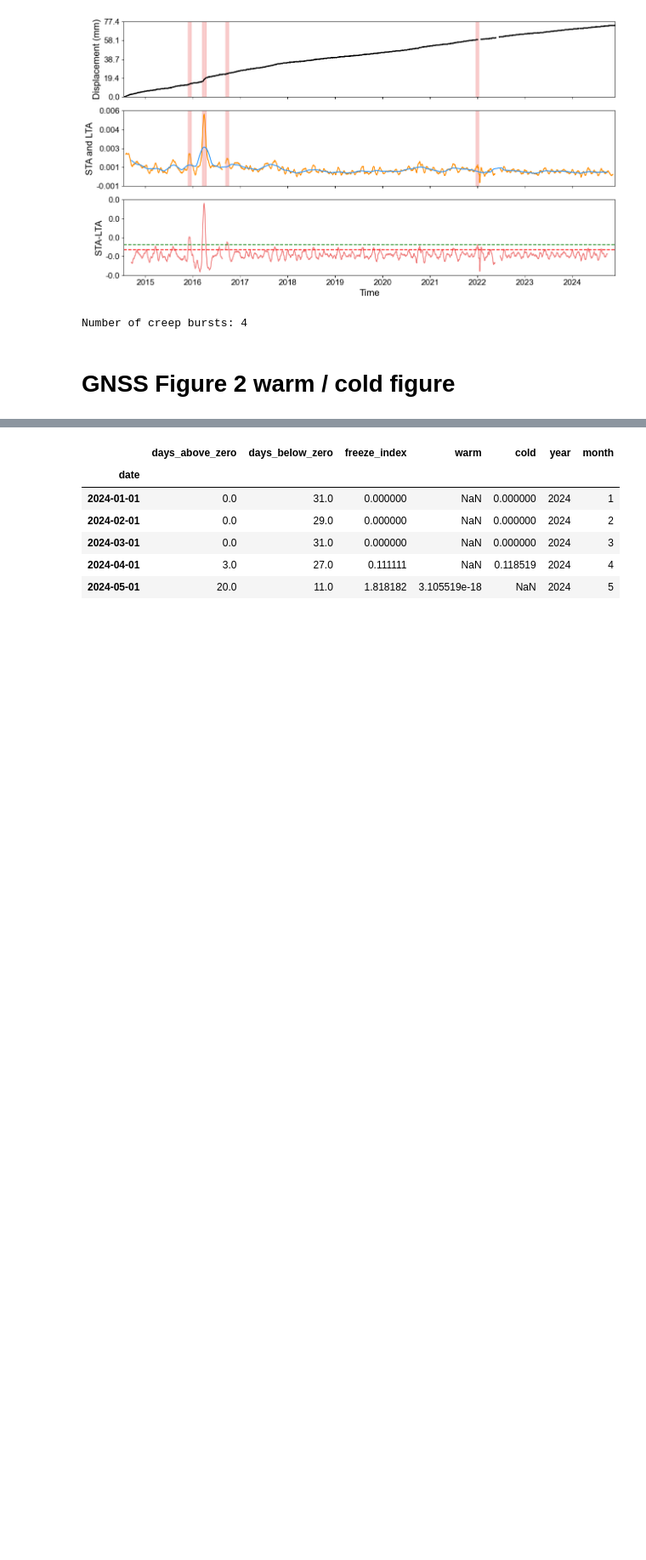
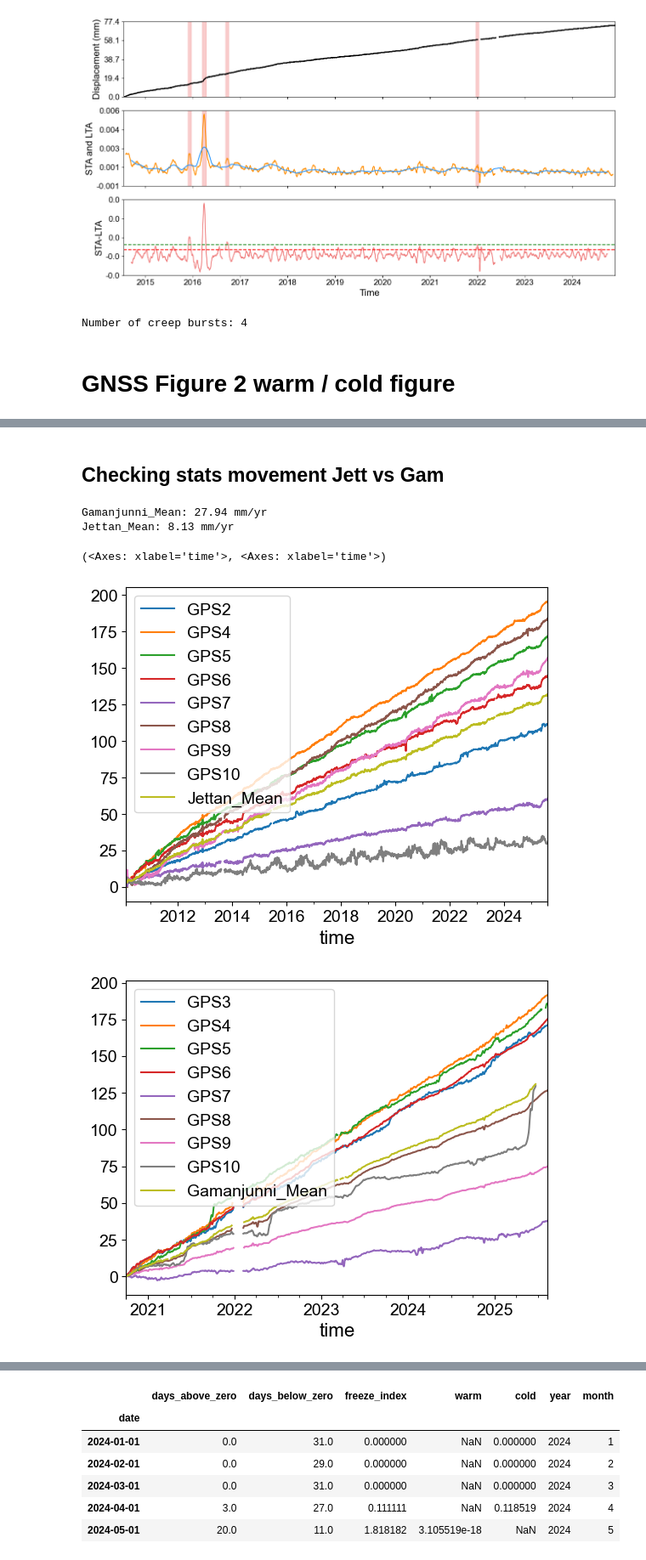
Before and after one commit to agaspaas/Dataanalysis_Jettan_and_Gamanjunni, a Jupyter notebook: Correlations_Jett_Gam.ipynb, the cells around one changed output, grey strips where cells are left out. Shown at 85% size. Saved outputs shown, nothing was run; the diff lists cells and outputs as text; code cells hidden in the pictures; blank space fills up the shorter version.

```diff
--- a/Correlations_Jett_Gam.ipynb
+++ b/Correlations_Jett_Gam.ipynb
@@ -1214,0 +1558,70 @@ max : 1.1927710843373494
+# %% [markdown]
+## Checking stats movement Jett vs Gam
+# %%
+# Mean GPS
+data='2d'
+vel_interval = 30
+
+df1 = pd.concat([jtt_gps2[data], jtt_gps4[data],jtt_gps5[data], jtt_gps6[data], jtt_gps7[data],jtt_gps8[data], jtt_gps9[data], jtt_gps10[data]], axis=1) # jett_gps3[data]
+df1.columns = ['GPS2', 'GPS4','GPS5', 'GPS6', 'GPS7','GPS8', 'GPS9', 'GPS10'] #  'GPS3'
+df1 = df1.resample('1D').median()
+for i,d in enumerate(df1.columns):
+    df1[d] = clean_lowpassfilt(df1[d], colnmbr=0, name=f'{d}')
+df1['Jettan_Mean'] = df1.mean(axis=1, skipna=False)
+
+df2 = pd.concat([gam_gps3[data], gam_gps4[data], gam_gps5[data],gam_gps6[data], gam_gps7[data], gam_gps8[data], gam_gps9[data], gam_gps10[data]], axis=1)
+df2.columns = ['GPS3', 'GPS4', 'GPS5','GPS6', 'GPS7', 'GPS8','GPS9', 'GPS10']
+df2 = df2.resample('1D').median()
+for i,d in enumerate(df2.columns):
+    df2[d] = clean_lowpassfilt(df2[d], colnmbr=0, name=f'{d}')
+df2['Gamanjunni_Mean'] = df2.mean(axis=1, skipna=False)
+
+# # can also take the best timeseries with most disp for both and compare.. Not jtt3 for comparison.
+
+# df = pd.concat([df1['Jettan_Mean'],df2['Gamanjunni_Mean']], axis=1) # comparing the two landslides
+# df = df.resample(f'{interval}d').median() # downsampling with median value
+
+# df =  df[df.index.slice_indexer(start_time,end_time)]
+
+
+
+# # total end time
+end_time = pd.Timestamp('2025-08-12')
+
+# gam
+start_time = pd.Timestamp('2021-01-01') # start of time series
+# Zooms
+# start_time = pd.Timestamp('2025-01-01')
+# end_time = pd.Timestamp('2026-01-01')
+
+x = df2.loc[:,'Gamanjunni_Mean']
+x = x[x.index.slice_indexer(start_time,end_time)]
+years = (x.index[-1]-x.index[0]).days/365
+print(f'Gamanjunni_Mean: {(x[x.last_valid_index()]-x[x.first_valid_index()])/years:.2f} mm/yr')
+# total 27.9 (21-25), 27.4 (21-22), 24.4 (22-23), 26.1 (23-24), 24.5 (24-25), 39.4 (25-26)
+
+#jett
+# start_time = pd.Timestamp('2015-01-01') # start of time series
+# Zooms
+# start_time = pd.Timestamp('2025-01-01')
+# end_time = pd.Timestamp('2026-01-01')
+
+x = df1.loc[:,'Jettan_Mean']
+x = x[x.index.slice_indexer(start_time,end_time)]
+years = (x.index[-1]-x.index[0]).days/365
+print(f'Jettan_Mean: {(x[x.last_valid_index()]-x[x.first_valid_index()])/years:.2f} mm/yr')
+
+# total 7.8 (15-25), 6.3 (15-16), 8.3 (16-17), 8.2 (17-18), 8.1 (18-19), 6.8 (19-20), 7.6 (20-21),
+# 7.9 (21-22), 9.2 (22-23), 6.9 (23-24), 7.1 (24-25), 10.5 (25-26)
+
+# year 21-26 (over same time interval), 27.9/8.1 gam vs jett = 3.4 times faster
+# %% [output]
+Gamanjunni_Mean: 27.94 mm/yr
+Jettan_Mean: 8.13 mm/yr
+# %%
+# loc[:,'Jettan_Mean']
+df1.plot(), (df2-df2.iloc[0]).plot()
+# %% [output]
+(<Axes: xlabel='time'>, <Axes: xlabel='time'>)
+[figure, added]
+[figure, added]
```
Also changed, not shown: parts of 13 cells of this notebook, 5 other files.
